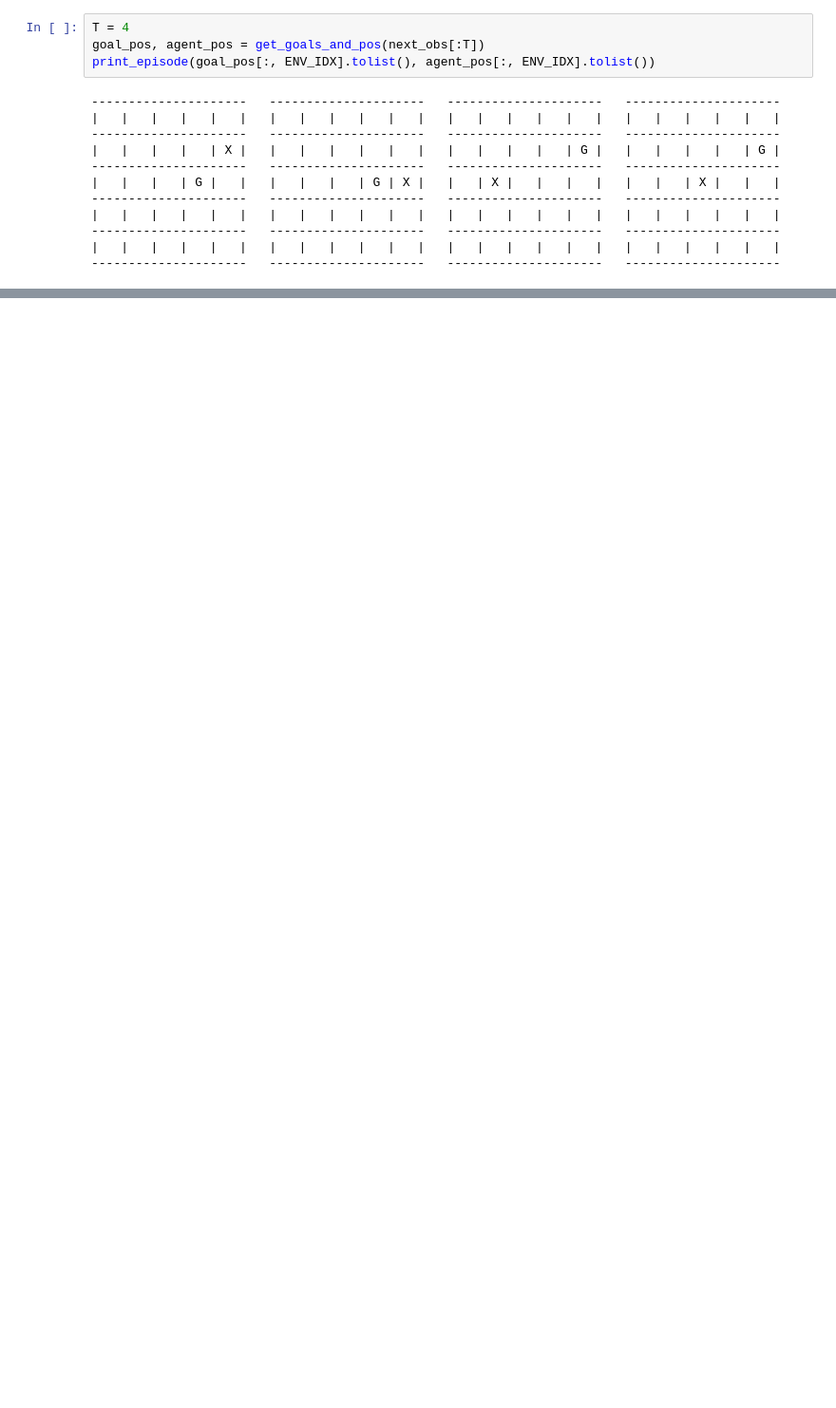
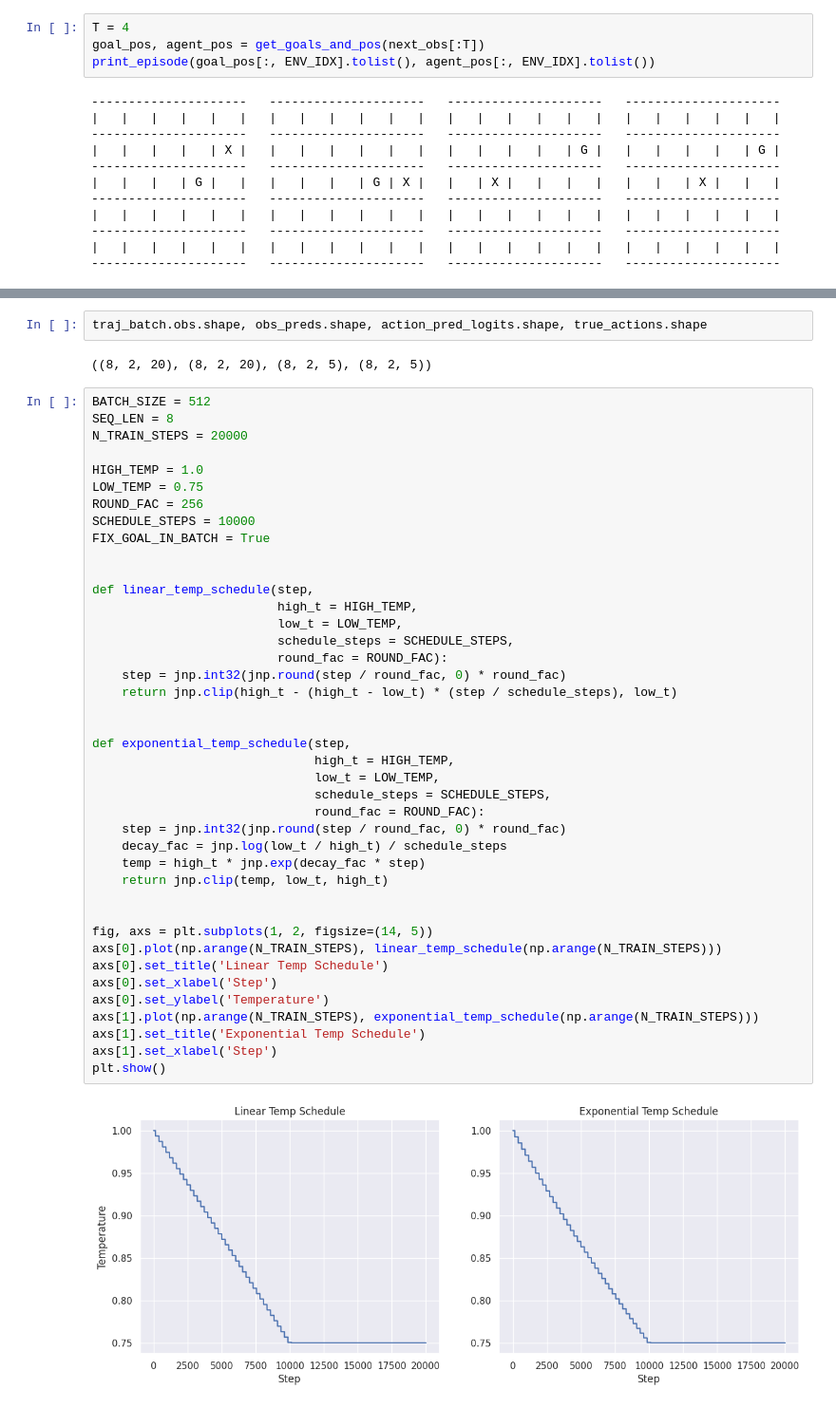
Before and after one commit to DylanCope/poclaps, a Jupyter notebook: gen_seqs_with_world_model.ipynb, the cells around one changed output, grey strips where cells are left out. Shown: that part at 95% size. Cells and saved outputs as stored; diff of their text form; blank space fills up the shorter version.

```diff
--- a/gen_seqs_with_world_model.ipynb
+++ b/gen_seqs_with_world_model.ipynb
@@ -445,0 +802,47 @@ Array([4., 3., 1., 2., 3., 2., 3., 3., 1., 3., 1., 2., 1., 1., 3., 0., 1.,
+# %%
+traj_batch.obs.shape, obs_preds.shape, action_pred_logits.shape, true_actions.shape
+# %% [output]
+((8, 2, 20), (8, 2, 20), (8, 2, 5), (8, 2, 5))
+# %%
+BATCH_SIZE = 512
+SEQ_LEN = 8
+N_TRAIN_STEPS = 20000
+
+HIGH_TEMP = 1.0
+LOW_TEMP = 0.75
+ROUND_FAC = 256
+SCHEDULE_STEPS = 10000
+FIX_GOAL_IN_BATCH = True
+
+
+def linear_temp_schedule(step,
+                         high_t = HIGH_TEMP,
+                         low_t = LOW_TEMP,
+                         schedule_steps = SCHEDULE_STEPS,
+                         round_fac = ROUND_FAC):
+    step = jnp.int32(jnp.round(step / round_fac, 0) * round_fac)
+    return jnp.clip(high_t - (high_t - low_t) * (step / schedule_steps), low_t)
+
+
+def exponential_temp_schedule(step,
+                              high_t = HIGH_TEMP,
+                              low_t = LOW_TEMP,
+                              schedule_steps = SCHEDULE_STEPS,
+                              round_fac = ROUND_FAC):
+    step = jnp.int32(jnp.round(step / round_fac, 0) * round_fac)
+    decay_fac = jnp.log(low_t / high_t) / schedule_steps
+    temp = high_t * jnp.exp(decay_fac * step)
+    return jnp.clip(temp, low_t, high_t)
+
+
+fig, axs = plt.subplots(1, 2, figsize=(14, 5))
+axs[0].plot(np.arange(N_TRAIN_STEPS), linear_temp_schedule(np.arange(N_TRAIN_STEPS)))
+axs[0].set_title('Linear Temp Schedule')
+axs[0].set_xlabel('Step')
+axs[0].set_ylabel('Temperature')
+axs[1].plot(np.arange(N_TRAIN_STEPS), exponential_temp_schedule(np.arange(N_TRAIN_STEPS)))
+axs[1].set_title('Exponential Temp Schedule')
+axs[1].set_xlabel('Step')
+plt.show()
+# %% [output]
+[figure, added]
```
Also changed, not shown: parts of 39 cells of this notebook, 15 other files.
